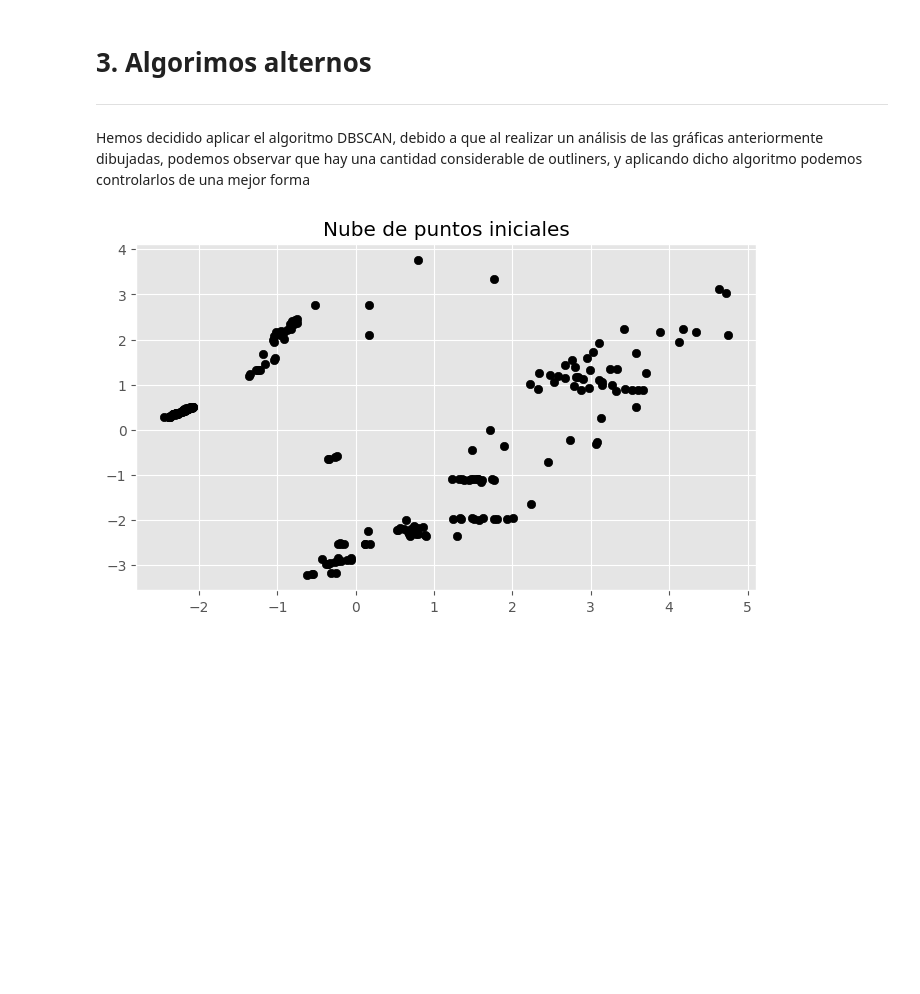
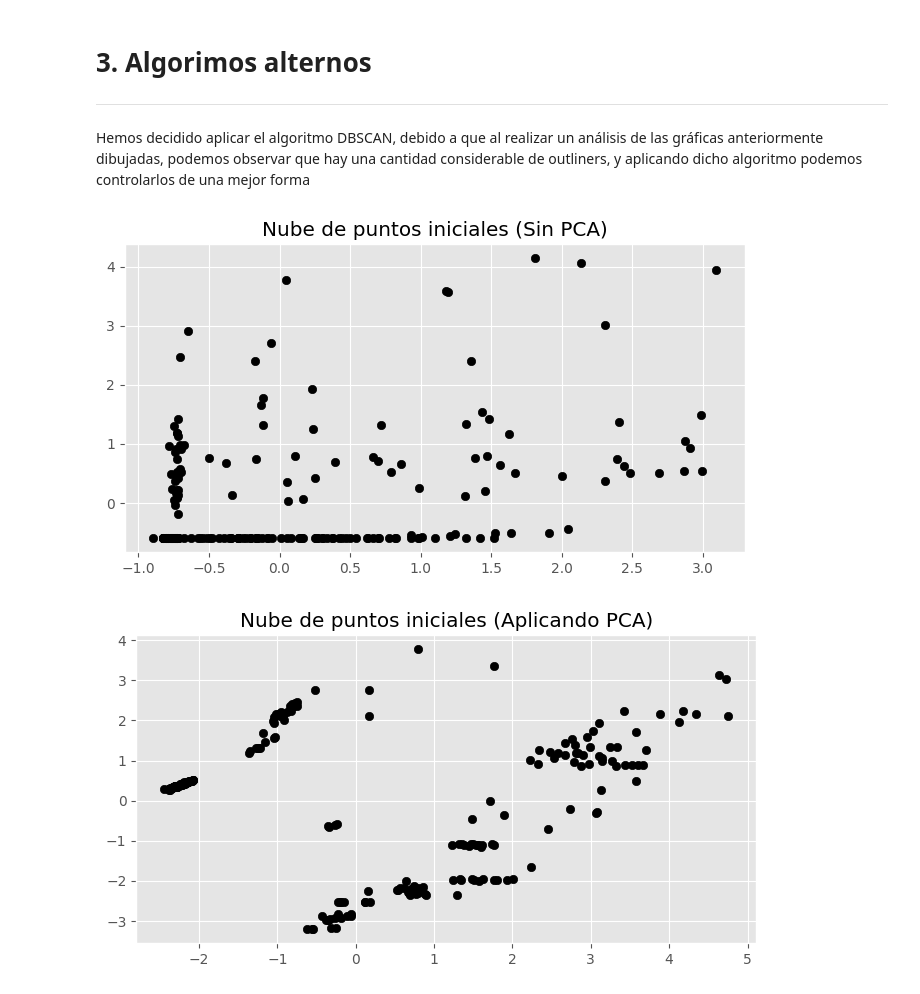
Before and after one commit to V1centeB/Aprendizaje_Automatico-P2-G1, a Jupyter notebook: model.ipynb, the cells around one changed output. Cells and saved outputs as stored; diff of their text form; code cells hidden in the pictures; blank space fills up the shorter version.

```diff
--- a/model.ipynb
+++ b/model.ipynb
@@ -440,20 +440,34 @@ Hemos decidido aplicar el algoritmo DBSCAN, debido a que al realizar un análisi
 # %%
 from sklearn.cluster import DBSCAN
 # Escalado de datos
 # ==============================================================================
 
-fig, ax = plt.subplots(1, 1, figsize=(8, 4.5))
+# Gráfica sin PCA
+plt.figure(figsize=(8, 4))
+plt.scatter(
+    x = X_onehot_scaled[:, 0],
+    y = X_onehot_scaled[:, 1],
+    c = 'black',
+    marker    = 'o',
+    edgecolor = 'black'
+)
+plt.title('Nube de puntos iniciales (Sin PCA)');
+plt.show()
 
-ax.scatter(
+# Gráfica con PCA
+plt.figure(figsize=(8, 4))
+plt.scatter(
     x = X_pca_onehot_scaled[:, 0],
     y = X_pca_onehot_scaled[:, 1],
     c = 'black',
     marker    = 'o',
     edgecolor = 'black'
 )
-ax.set_title('Nube de puntos iniciales');
+plt.title('Nube de puntos iniciales (Aplicando PCA)');
+plt.show()
 # %% [output]
-[figure, old version]
+[figure, new version]
+[figure, added]
 # %%
 # Modelo
 # ==============================================================================
```
Also changed, not shown: parts of 3 cells of this notebook.
